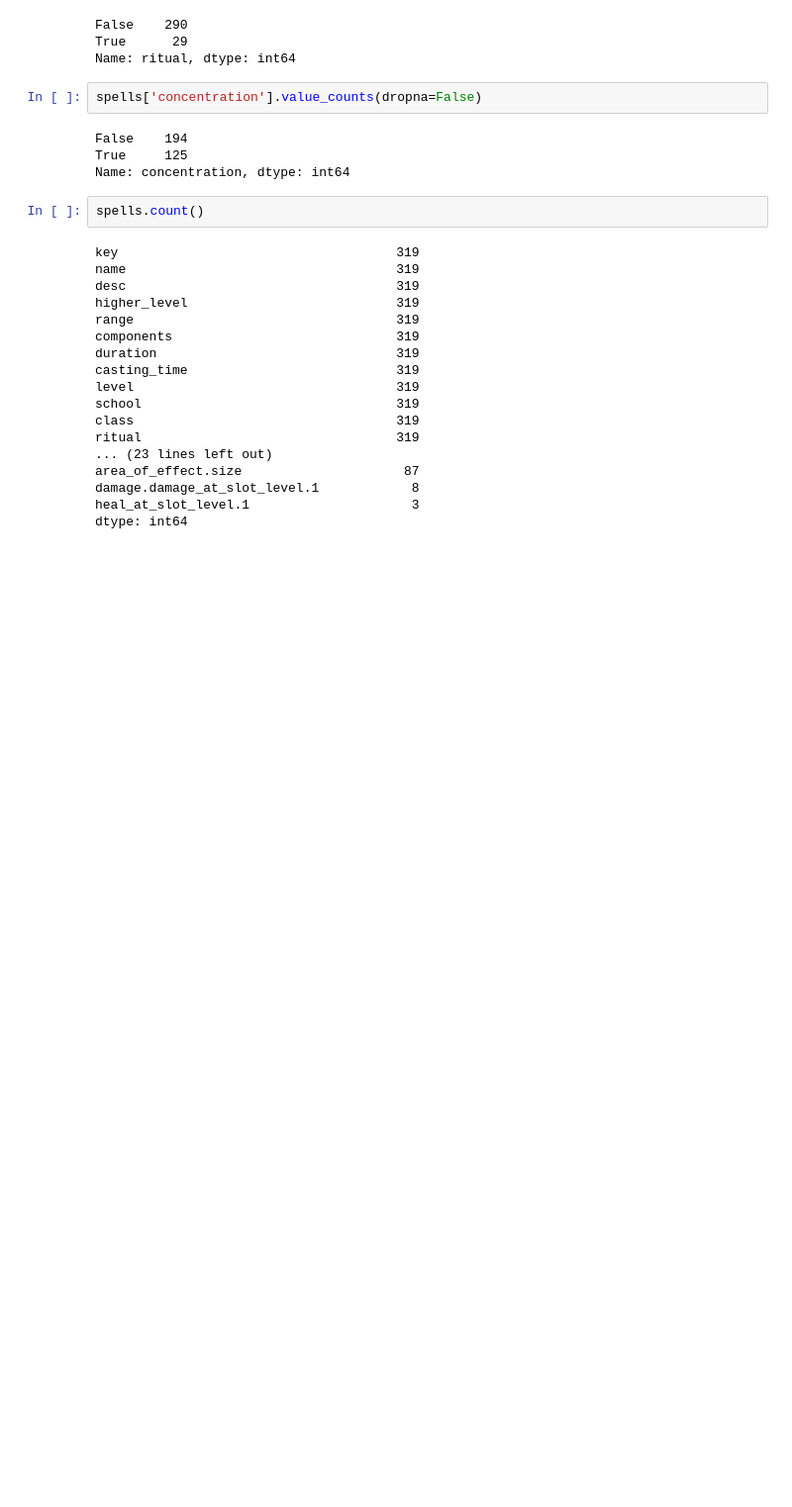
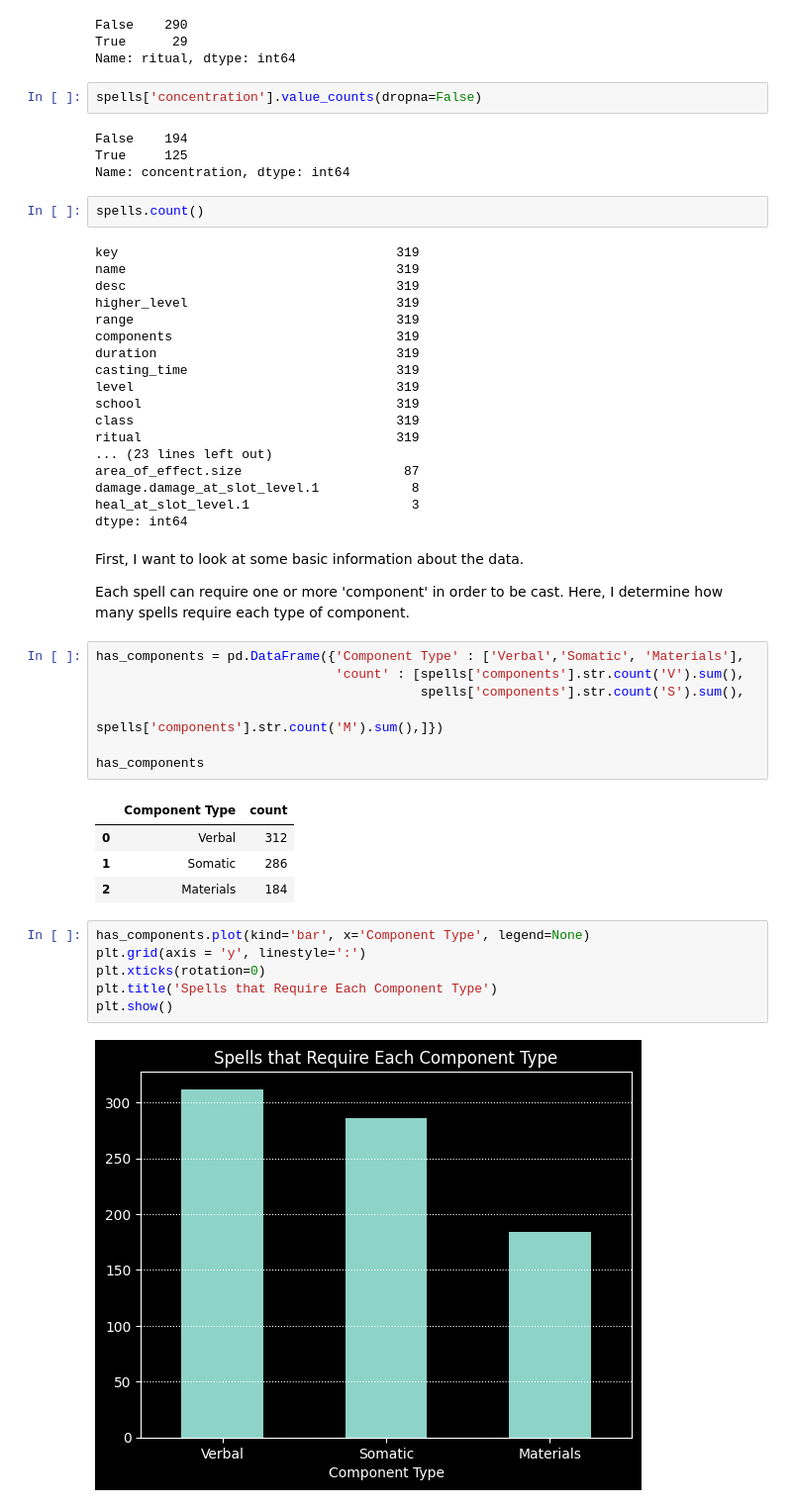
Before and after one commit to AdamSCohen/dnd_analysis, a Jupyter notebook: main.ipynb, the cells around one changed output. Shown at 99% size. Drawn from its saved outputs; the diff is of its cells as text; blank space fills up the shorter version.

Commit message:
Informational Graphs

```diff
--- a/main.ipynb
+++ b/main.ipynb
@@ -372,3 +373,27 @@ area_of_effect.size                     87
 damage.damage_at_slot_level.1            8
 heal_at_slot_level.1                     3
 dtype: int64
+# %% [markdown]
+First, I want to look at some basic information about the data.
+
+Each spell can require one or more 'component' in order to be cast. Here, I determine how many spells require each type of component.
+# %%
+has_components = pd.DataFrame({'Component Type' : ['Verbal','Somatic', 'Materials'],
+                               'count' : [spells['components'].str.count('V').sum(),
+                                          spells['components'].str.count('S').sum(),
+                                          spells['components'].str.count('M').sum(),]})
+
+has_components
+# %% [output]
+|  | Component Type | count |
+| 0 | Verbal | 312 |
+| 1 | Somatic | 286 |
+| 2 | Materials | 184 |
+# %%
+has_components.plot(kind='bar', x='Component Type', legend=None)
+plt.grid(axis = 'y', linestyle=':')
+plt.xticks(rotation=0)
+plt.title('Spells that Require Each Component Type')
+plt.show()
+# %% [output]
+[figure, added]
```
Also changed, not shown: parts of 11 cells of this notebook.
